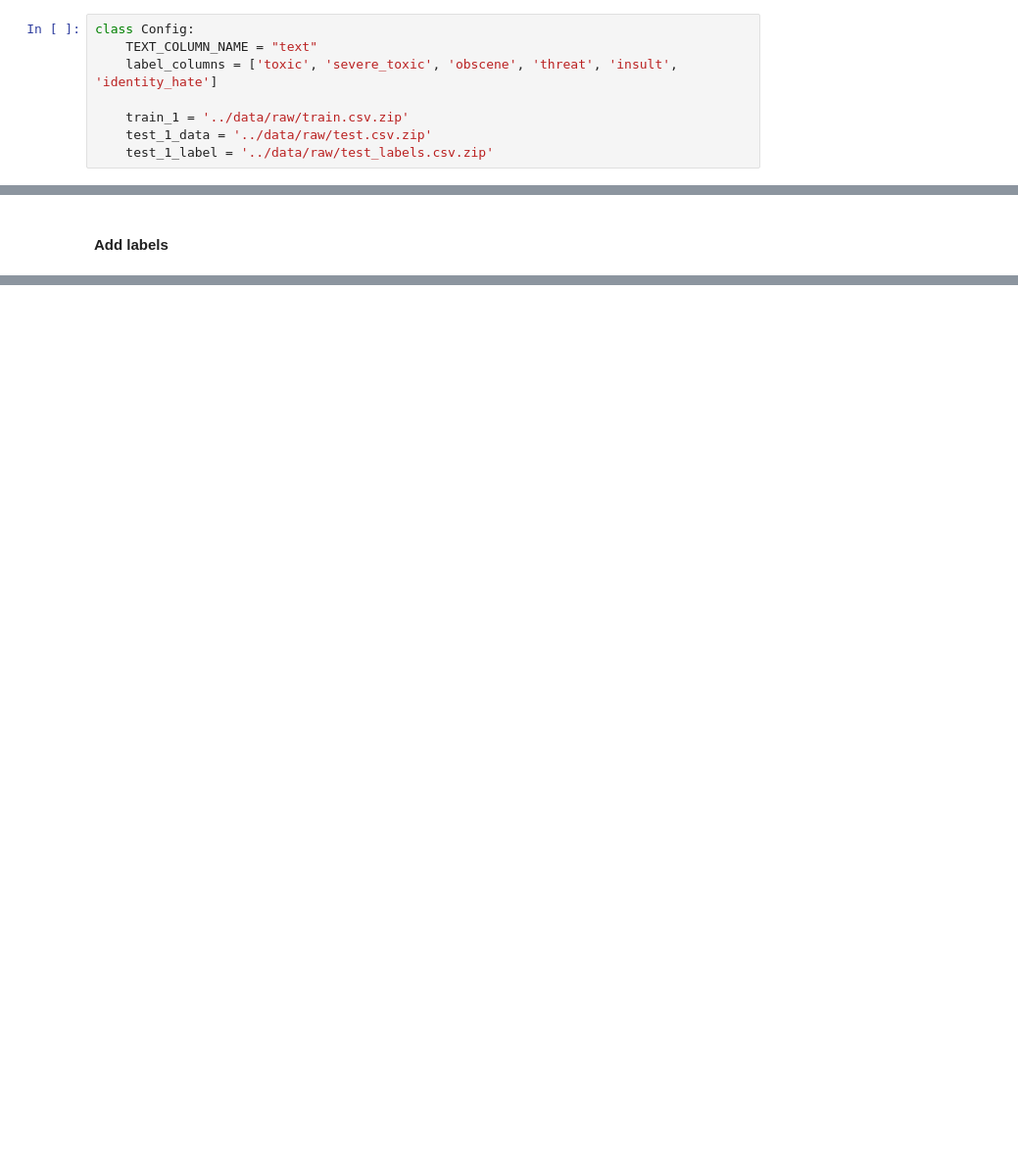
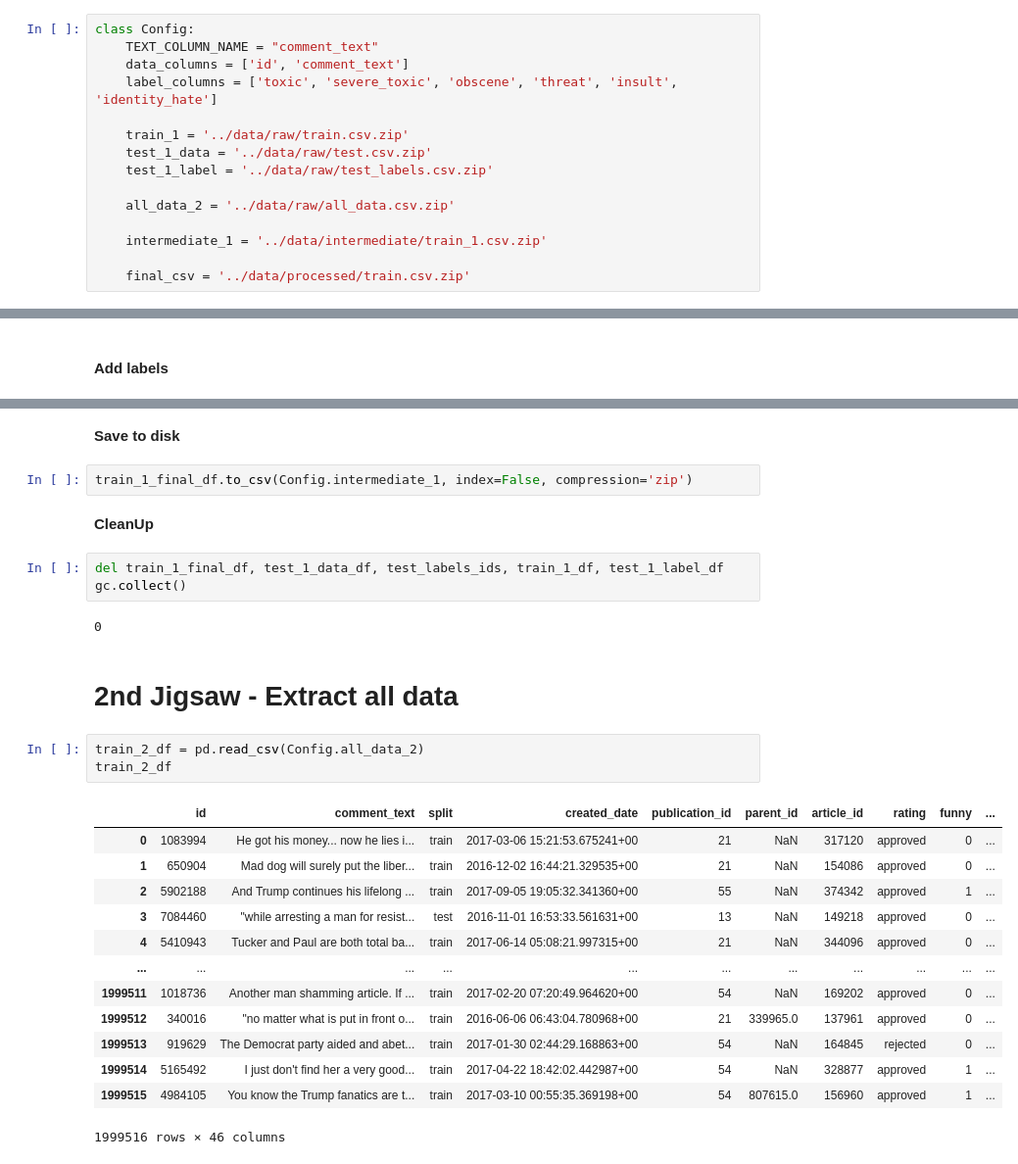
Before and after one commit to MonideepDe/Jigsaw-Severity-2021, a Jupyter notebook: notebooks/data_processing.ipynb, the cells around one changed output, grey strips where cells are left out. Shown at 98% size. Cells and saved outputs as stored; diff of their text form; blank space fills up the shorter version.

Commit message:
update data processing notebook

```diff
--- a/notebooks/data_processing.ipynb
+++ b/notebooks/data_processing.ipynb
@@ -24,12 +23,19 @@ INFO: Pandarallel will use standard multiprocessing data transfer (pipe) to tran
 # Config
 # %%
 class Config:
-    TEXT_COLUMN_NAME = "text"
+    TEXT_COLUMN_NAME = "comment_text"
+    data_columns = ['id', 'comment_text']
     label_columns = ['toxic', 'severe_toxic', 'obscene', 'threat', 'insult', 'identity_hate']
 
     train_1 = '../data/raw/train.csv.zip'
     test_1_data = '../data/raw/test.csv.zip'
     test_1_label = '../data/raw/test_labels.csv.zip'
+
+    all_data_2 = '../data/raw/all_data.csv.zip'
+
+    intermediate_1 = '../data/intermediate/train_1.csv.zip'
+
+    final_csv = '../data/processed/train.csv.zip'
 # %% [markdown]
 # Read Data
 # %%
@@ -180,0 +184,30 @@ test_1_data_df
+# %% [markdown]
+**Save to disk**
+# %%
+train_1_final_df.to_csv(Config.intermediate_1, index=False, compression='zip')
+# %% [markdown]
+**CleanUp**
+# %%
+del train_1_final_df, test_1_data_df, test_labels_ids, train_1_df, test_1_label_df
+gc.collect()
+# %% [output]
+0
+# %% [markdown]
+# 2nd Jigsaw - Extract all data
+# %%
+train_2_df = pd.read_csv(Config.all_data_2)
+train_2_df
+# %% [output]
+|  | id | comment_text | split | created_date | publication_id | parent_id | article_id | rating | funny | ... |
+| 0 | 1083994 | He got his money... now he lies i... | train | 2017-03-06 15:21:53.675241+00 | 21 | NaN | 317120 | approved | 0 | ... |
+| 1 | 650904 | Mad dog will surely put the liber... | train | 2016-12-02 16:44:21.329535+00 | 21 | NaN | 154086 | approved | 0 | ... |
+| 2 | 5902188 | And Trump continues his lifelong ... | train | 2017-09-05 19:05:32.341360+00 | 55 | NaN | 374342 | approved | 1 | ... |
+| 3 | 7084460 | "while arresting a man for resist... | test | 2016-11-01 16:53:33.561631+00 | 13 | NaN | 149218 | approved | 0 | ... |
+| 4 | 5410943 | Tucker and Paul are both total ba... | train | 2017-06-14 05:08:21.997315+00 | 21 | NaN | 344096 | approved | 0 | ... |
+| ... | ... | ... | ... | ... | ... | ... | ... | ... | ... | ... |
+| 1999511 | 1018736 | Another man shamming article. If ... | train | 2017-02-20 07:20:49.964620+00 | 54 | NaN | 169202 | approved | 0 | ... |
+| 1999512 | 340016 | "no matter what is put in front o... | train | 2016-06-06 06:43:04.780968+00 | 21 | 339965.0 | 137961 | approved | 0 | ... |
+| 1999513 | 919629 | The Democrat party aided and abet... | train | 2017-01-30 02:44:29.168863+00 | 54 | NaN | 164845 | rejected | 0 | ... |
+| 1999514 | 5165492 | I just don't find her a very good... | train | 2017-04-22 18:42:02.442987+00 | 54 | NaN | 328877 | approved | 1 | ... |
+| 1999515 | 4984105 | You know the Trump fanatics are t... | train | 2017-03-10 00:55:35.369198+00 | 54 | 807615.0 | 156960 | approved | 1 | ... |
+1999516 rows × 46 columns
```
Also changed, not shown: parts of 21 cells of this notebook.
